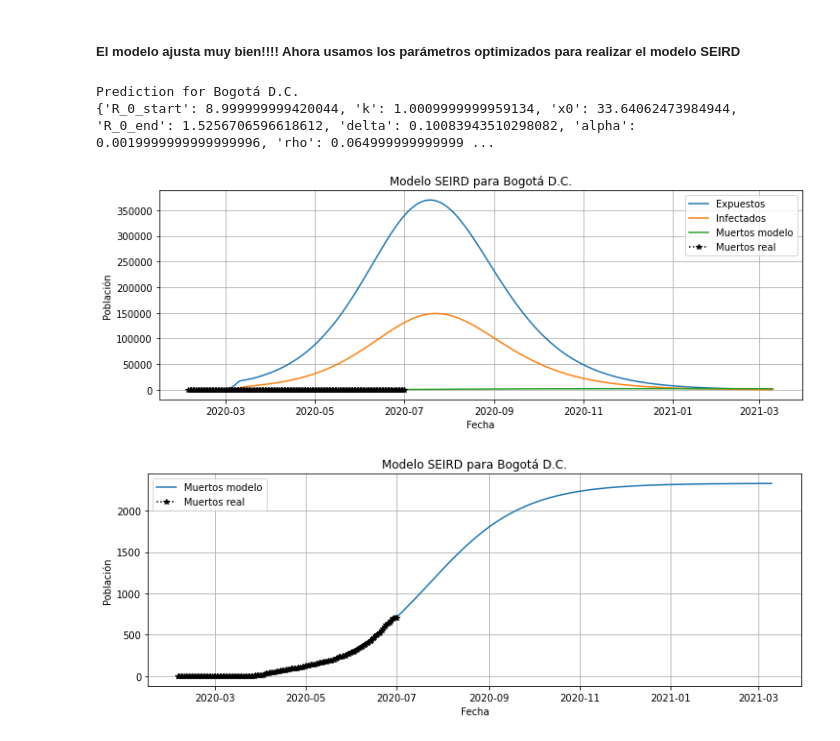
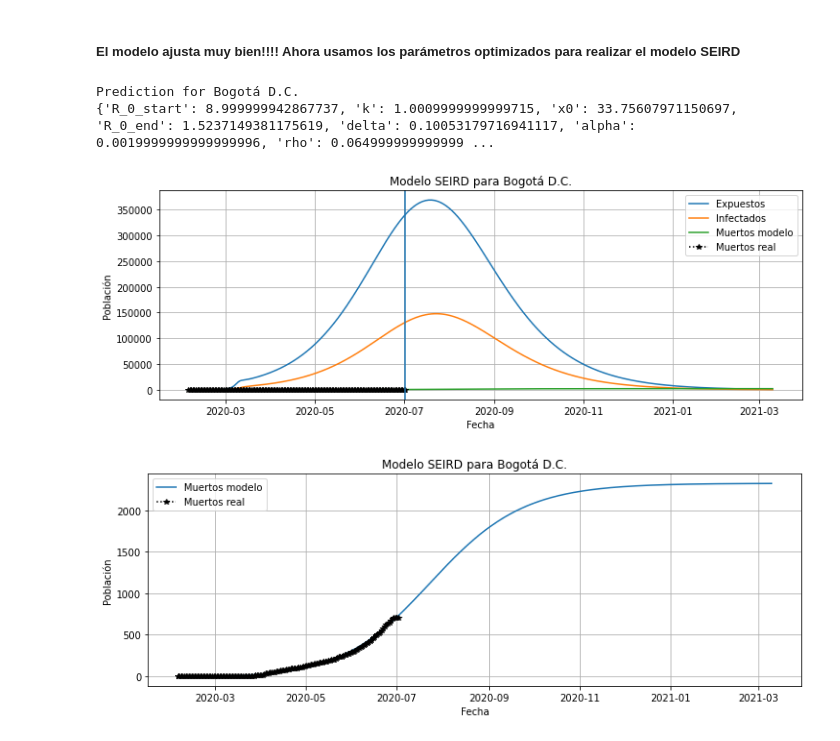
Before and after one commit to jyosa/Covid_Colombia_regiones, a Jupyter notebook: Covid_ciudades_y_departamentos_colombia.ipynb, the cells around one changed output. Saved outputs shown, nothing was run; the diff lists cells and outputs as text; code cells hidden in the pictures.

```diff
--- a/Covid_ciudades_y_departamentos_colombia.ipynb
+++ b/Covid_ciudades_y_departamentos_colombia.ipynb
@@ -243,34 +267,38 @@ result.plot_fit(datafmt="+")
 # %%
 first_date = np.datetime64(infectados.index.min()) - np.timedelta64(outbreak_shift,'D')
 x_ticks = pd.date_range(start=first_date, periods=full_days, freq="D")
 print("Prediction for {}".format(nombre))
 
 final_model = Model(full_days, N, **result.best_values)
 print(result.best_values)
 
 
 
 
 fig = plt.figure(figsize=(12,4))
 #plt.plot(tiempo,final_model[1])
 plt.plot(tiempo,final_model[2])
 plt.plot(tiempo,final_model[3])
 #plt.plot(tiempo,final_model[4])
 plt.plot(tiempo,final_model[5])
 # #plt.plot(tiempo,final_model[6])
 plt.plot(x_tiempo,y_data,"k*:")
 plt.grid("True")
 plt.xlabel("Fecha")
 plt.ylabel("Población")
 plt.legend(["Expuestos", "Infectados", 'Muertos modelo', 'Muertos real'])
 title = 'Modelo SEIRD para ' + nombre
 plt.title(title)
 #plt.legend(["Exposed","Infected","Critical",'Dead','Real Dead'])
+
+l_date = date.today()
+
+plt.axvline(l_date, 0, 1, label='hoy')
 plt.show()
 # %% [output]
 Prediction for Bogotá D.C.
-{'R_0_start': 8.999999999420044, 'k': 1.0009999999959134, 'x0': 33.64062473984944, 'R_0_end': 1.5256706596618612, 'delta': 0.10083943510298082, 'alpha': 0.0019999999999999996, 'rho': 0.064999999999999 ...
+{'R_0_start': 8.999999942867737, 'k': 1.0009999999999715, 'x0': 33.75607971150697, 'R_0_end': 1.5237149381175619, 'delta': 0.10053179716941117, 'alpha': 0.0019999999999999996, 'rho': 0.064999999999999 ...
-[figure, old version]
+[figure, new version]
 # %%
 fig = plt.figure(figsize=(12,4))
 plt.plot(tiempo,final_model[5])
```
Also changed, not shown: parts of 5 cells of this notebook.
